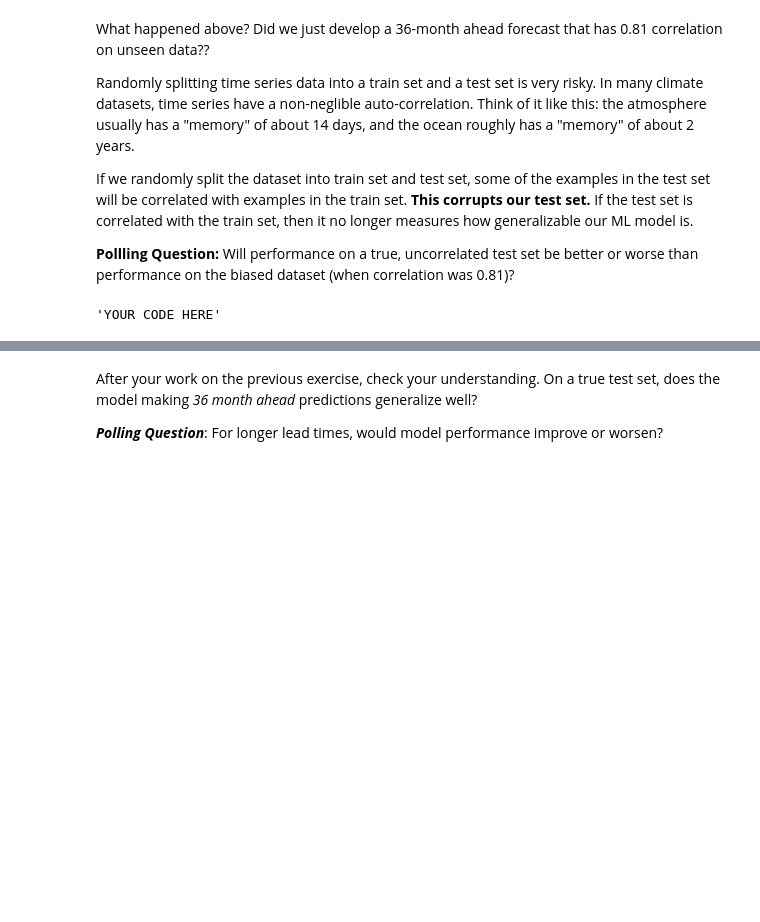
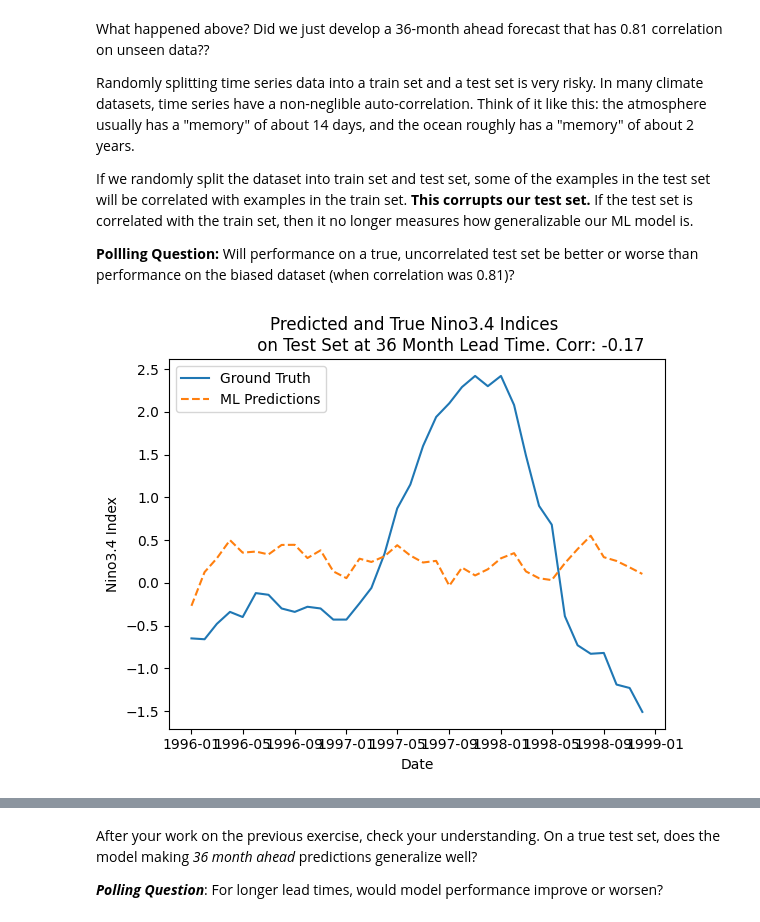
Before and after one commit to hajerkr/AI4ClimateChange, a Jupyter notebook: CCAI_Seasonal_Forecasting.ipynb, the cells around one changed output, grey strips where cells are left out. Cells and saved outputs as stored; diff of their text form; code cells hidden in the pictures; blank space fills up the shorter version.

```diff
--- a/CCAI_Seasonal_Forecasting.ipynb
+++ b/CCAI_Seasonal_Forecasting.ipynb
@@ -348,7 +348,24 @@ Randomly splitting time series data into a train set and a test set is very risk
 If we randomly split the dataset into train set and test set, some of the examples in the test set will be correlated with examples in the train set.  **This corrupts our test set.** If the test set is correlated with the train set, then it no longer measures how generalizable our ML model is.
 
 **Pollling Question:** Will performance on a true, uncorrelated test set be better or worse than performance on the biased dataset (when correlation was 0.81)?
-# %%
-"""Take home exercise: write code to explore the above polling question"""
-# %% [output]
-'YOUR CODE HERE'
+# %%
+"""Take home exercise: write code to explore the above polling question"""
+
+#Load in the predictors TRAIN
+X_train, y_train = assemble_basic_predictors_predictands('1990-01-01','1992-12-31', 36)
+
+#Load in the predictors TEST
+X_test, y_test = assemble_basic_predictors_predictands('1993-01-01','1995-12-31', 36)
+
+
+regr = sklearn.linear_model.LinearRegression()
+regr.fit(X_train,y_train)
+
+predictions_test = regr.predict(X_test)
+corr, _ = scipy.stats.pearsonr(predictions_test, y_test)
+
+plot_nino_time_series(y_test, predictions_test,
+            'Predicted and True Nino3.4 Indices \n \
+            on Test Set at 36 Month Lead Time. Corr: {:.2f}'.format(corr))
+# %% [output]
+[figure, added]
```
Also changed, not shown: parts of 15 cells of this notebook.
